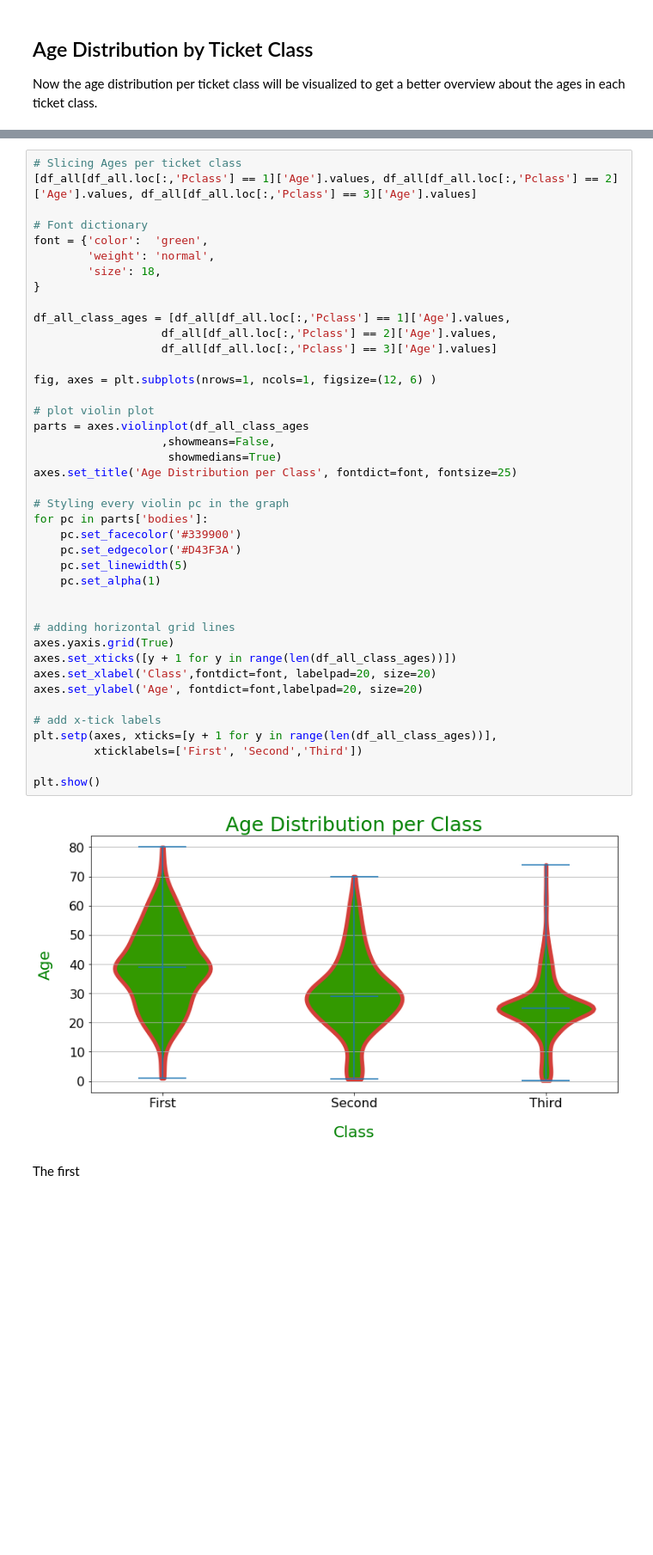
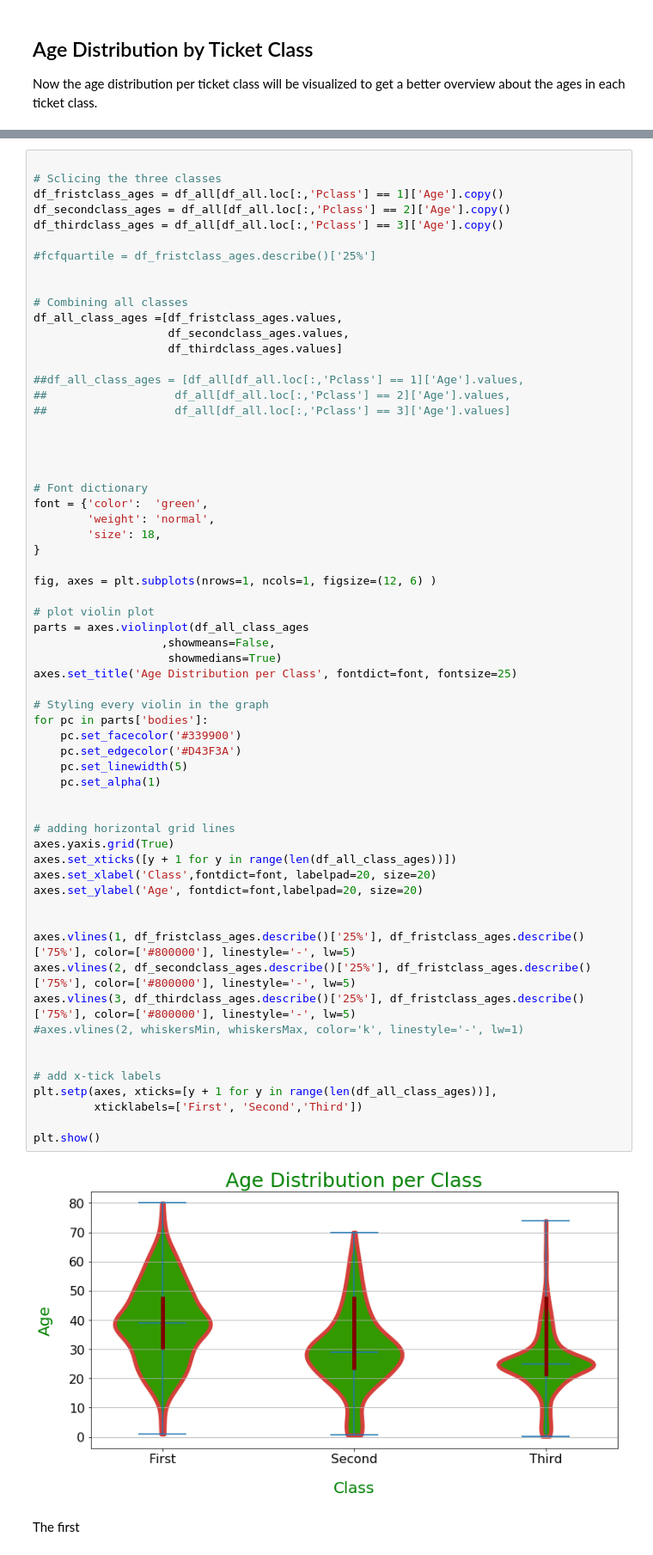
Before and after one commit to IIIskiplikIII/my-titanic-try, a Jupyter notebook: my-titanic-try.ipynb, the cells around one changed output, grey strips where cells are left out. Shown at 86% size. Cells and saved outputs as stored; diff of their text form; blank space fills up the shorter version.

```diff
--- a/my-titanic-try.ipynb
+++ b/my-titanic-try.ipynb
@@ -264,46 +290,67 @@ Now the age distribution per ticket class will be visualized to get a better ove
 # %%
-# Slicing Ages per ticket class
-[df_all[df_all.loc[:,'Pclass'] == 1]['Age'].values, df_all[df_all.loc[:,'Pclass'] == 2]['Age'].values, df_all[df_all.loc[:,'Pclass'] == 3]['Age'].values]
+
+# Sclicing the three classes
+df_fristclass_ages = df_all[df_all.loc[:,'Pclass'] == 1]['Age'].copy()
+df_secondclass_ages = df_all[df_all.loc[:,'Pclass'] == 2]['Age'].copy()
+df_thirdclass_ages = df_all[df_all.loc[:,'Pclass'] == 3]['Age'].copy()
+
+#fcfquartile = df_fristclass_ages.describe()['25%']
+
+
+# Combining all classes
+df_all_class_ages =[df_fristclass_ages.values,
+                    df_secondclass_ages.values,
+                    df_thirdclass_ages.values]
+
+##df_all_class_ages = [df_all[df_all.loc[:,'Pclass'] == 1]['Age'].values,
+##                   df_all[df_all.loc[:,'Pclass'] == 2]['Age'].values,
+##                   df_all[df_all.loc[:,'Pclass'] == 3]['Age'].values]
+
+
+
 
 # Font dictionary
 font = {'color':  'green',
         'weight': 'normal',
         'size': 18,
 }
-
-df_all_class_ages = [df_all[df_all.loc[:,'Pclass'] == 1]['Age'].values,
-                   df_all[df_all.loc[:,'Pclass'] == 2]['Age'].values,
-                   df_all[df_all.loc[:,'Pclass'] == 3]['Age'].values]
 
 fig, axes = plt.subplots(nrows=1, ncols=1, figsize=(12, 6) )
 
 # plot violin plot
 parts = axes.violinplot(df_all_class_ages
                    ,showmeans=False,
                     showmedians=True)
 axes.set_title('Age Distribution per Class', fontdict=font, fontsize=25)
 
-# Styling every violin pc in the graph
+# Styling every violin in the graph
 for pc in parts['bodies']:
     pc.set_facecolor('#339900')
     pc.set_edgecolor('#D43F3A')
     pc.set_linewidth(5)
     pc.set_alpha(1)
 
 
 # adding horizontal grid lines
 axes.yaxis.grid(True)
 axes.set_xticks([y + 1 for y in range(len(df_all_class_ages))])
 axes.set_xlabel('Class',fontdict=font, labelpad=20, size=20)
 axes.set_ylabel('Age', fontdict=font,labelpad=20, size=20)
 
+
+axes.vlines(1, df_fristclass_ages.describe()['25%'], df_fristclass_ages.describe()['75%'], color=['#800000'], linestyle='-', lw=5)
+axes.vlines(2, df_secondclass_ages.describe()['25%'], df_fristclass_ages.describe()['75%'], color=['#800000'], linestyle='-', lw=5)
+axes.vlines(3, df_thirdclass_ages.describe()['25%'], df_fristclass_ages.describe()['75%'], color=['#800000'], linestyle='-', lw=5)
+#axes.vlines(2, whiskersMin, whiskersMax, color='k', linestyle='-', lw=1)
+
+
 # add x-tick labels
 plt.setp(axes, xticks=[y + 1 for y in range(len(df_all_class_ages))],
          xticklabels=['First', 'Second','Third'])
 
 plt.show()
 # %% [output]
-[figure, old version]
+[figure, new version]
 # %% [markdown]
 The first
 # %%
```
Also changed, not shown: parts of 4 cells of this notebook.
